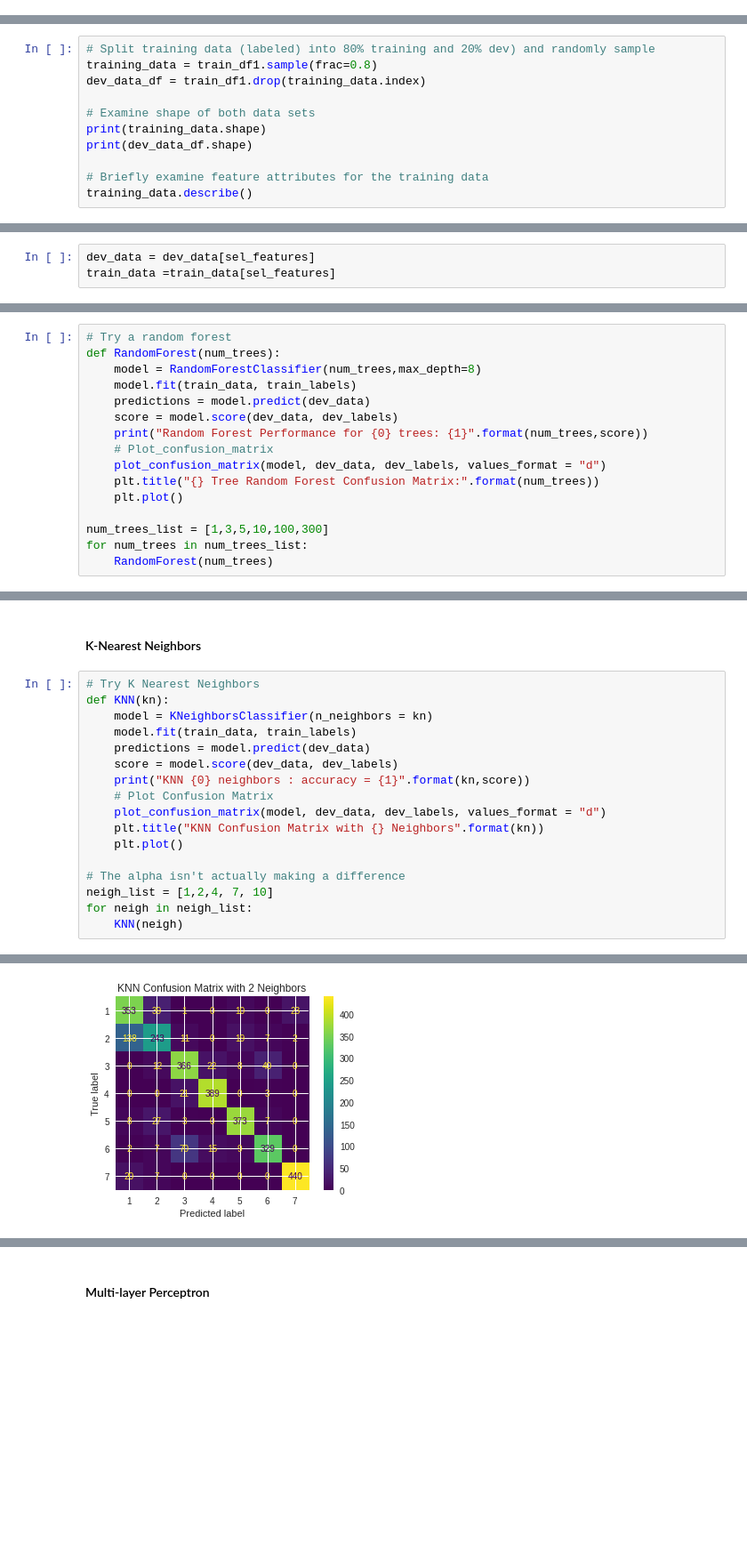
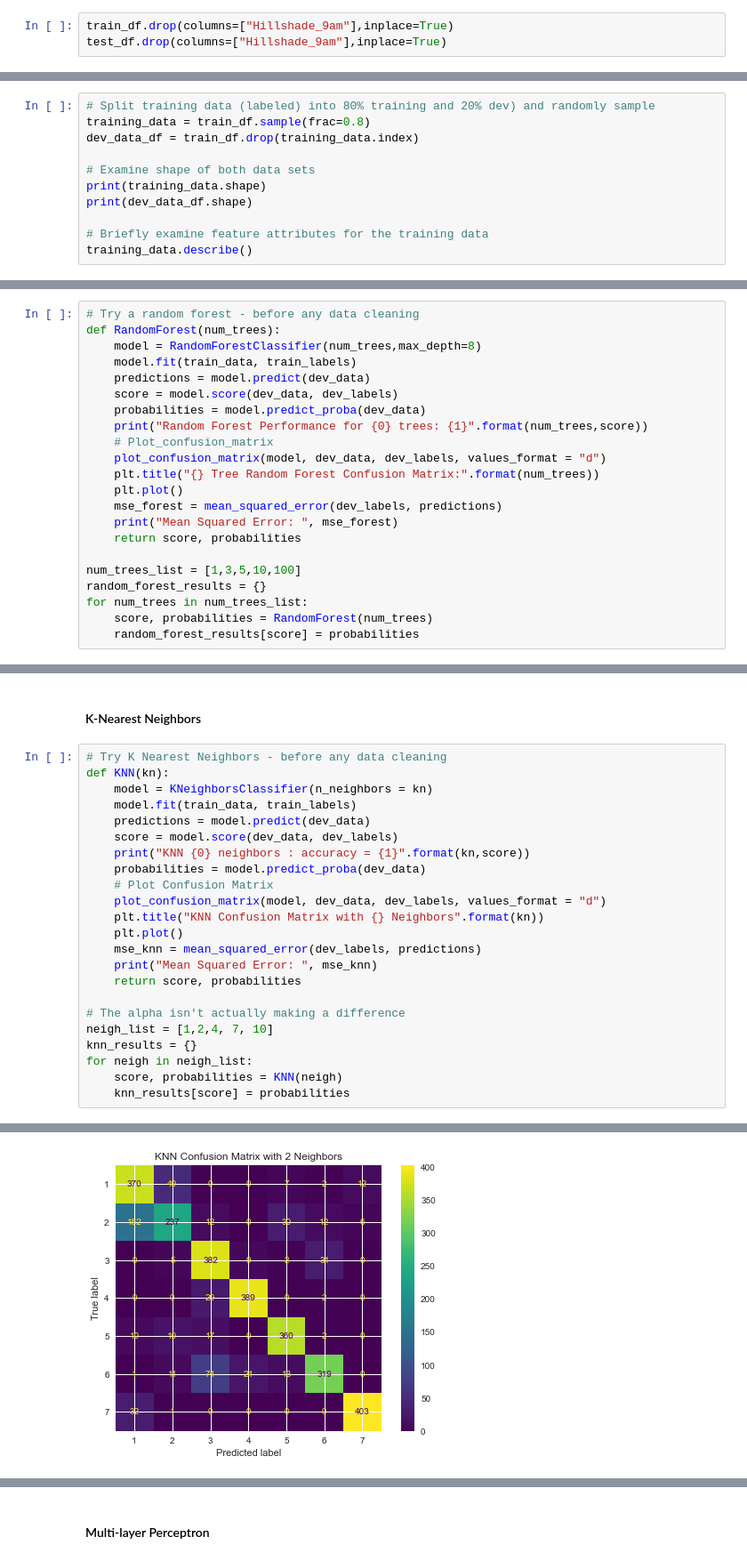
Before and after one commit to justinetaylor/mids-w207-final-project, a Jupyter notebook: clear_cut_solution.ipynb, the cells around one changed output, grey strips where cells are left out. Shown at 89% size. Drawn from its saved outputs; the diff is of its cells as text; blank space fills up the shorter version.

```diff
--- a/clear_cut_solution.ipynb
+++ b/clear_cut_solution.ipynb
@@ -431,0 +420,3 @@ There are 565892 values in the test data
+# %%
+train_df.drop(columns=["Hillshade_9am"],inplace=True)
+test_df.drop(columns=["Hillshade_9am"],inplace=True)
@@ -435,8 +433,8 @@ There are 565892 values in the test data
 Then, we split the training data into a training data set (80%) and development data set (20%). We will also have a large, separate test data set.
 # %%
 # Split training data (labeled) into 80% training and 20% dev) and randomly sample
-training_data = train_df1.sample(frac=0.8)
-dev_data_df = train_df1.drop(training_data.index)
+training_data = train_df.sample(frac=0.8)
+dev_data_df = train_df.drop(training_data.index)
 
 # Examine shape of both data sets
 print(training_data.shape)
@@ -546,3 +507,0 @@ sel_features = list(all_features - to_drop)
-# %%
-dev_data = dev_data[sel_features]
-train_data =train_data[sel_features]
@@ -579,19 +509,25 @@ train_data.head(20)
 ## Models
 #### Random Forest
 # %%
-# Try a random forest
+# Try a random forest - before any data cleaning
 def RandomForest(num_trees):
     model = RandomForestClassifier(num_trees,max_depth=8)
     model.fit(train_data, train_labels)
     predictions = model.predict(dev_data)
     score = model.score(dev_data, dev_labels)
+    probabilities = model.predict_proba(dev_data)
     print("Random Forest Performance for {0} trees: {1}".format(num_trees,score))
     # Plot_confusion_matrix
     plot_confusion_matrix(model, dev_data, dev_labels, values_format = "d")
     plt.title("{} Tree Random Forest Confusion Matrix:".format(num_trees))
     plt.plot()
+    mse_forest = mean_squared_error(dev_labels, predictions)
+    print("Mean Squared Error: ", mse_forest)
+    return score, probabilities
 
-num_trees_list = [1,3,5,10,100,300]
+num_trees_list = [1,3,5,10,100]
+random_forest_results = {}
 for num_trees in num_trees_list:
-    RandomForest(num_trees)
+    score, probabilities = RandomForest(num_trees)
+    random_forest_results[score] = probabilities
 # %% [output]
@@ -653,20 +592,26 @@ BernoulliNB for alph = 0.01: accuracy = 0.6025132275132276
 # %% [markdown]
 #### K-Nearest Neighbors
 # %%
-# Try K Nearest Neighbors
+# Try K Nearest Neighbors - before any data cleaning
 def KNN(kn):
     model = KNeighborsClassifier(n_neighbors = kn)
     model.fit(train_data, train_labels)
     predictions = model.predict(dev_data)
     score = model.score(dev_data, dev_labels)
     print("KNN {0} neighbors : accuracy = {1}".format(kn,score))
+    probabilities = model.predict_proba(dev_data)
     # Plot Confusion Matrix
     plot_confusion_matrix(model, dev_data, dev_labels, values_format = "d")
     plt.title("KNN Confusion Matrix with {} Neighbors".format(kn))
     plt.plot()
+    mse_knn = mean_squared_error(dev_labels, predictions)
+    print("Mean Squared Error: ", mse_knn)
+    return score, probabilities
 
 # The alpha isn't actually making a difference
 neigh_list = [1,2,4, 7, 10]
+knn_results = {}
 for neigh in neigh_list:
-    KNN(neigh)
+    score, probabilities = KNN(neigh)
+    knn_results[score] = probabilities
 # %% [output]
@@ -679 +629 @@ KNN 10 neighbors : accuracy = 0.796957671957672
-[figure, old version]
+[figure, new version]
```
Also changed, not shown: parts of 104 cells of this notebook.
